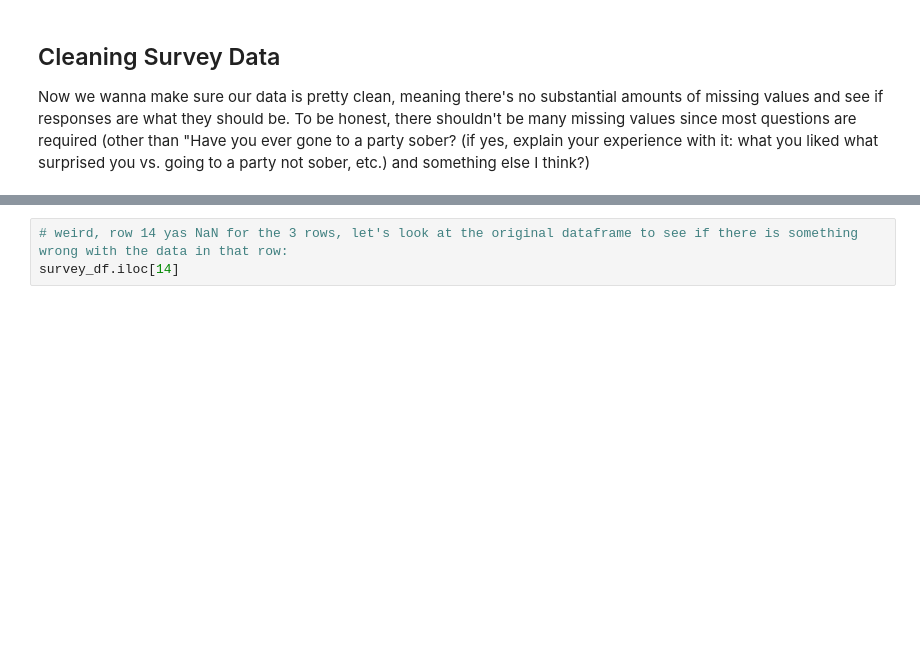
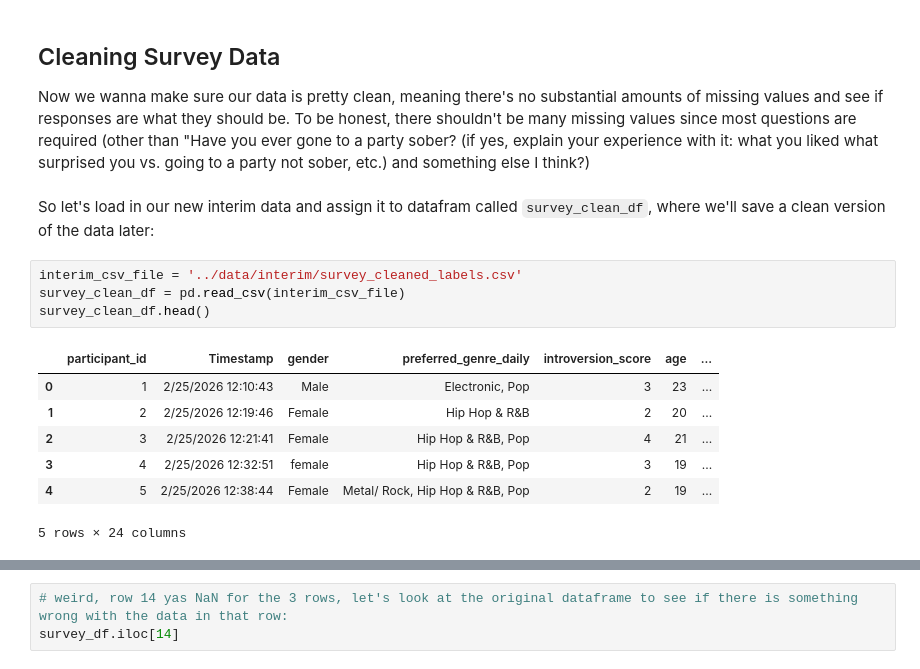
Before and after one commit to aranzahv4/music-motivation-survey-repo, a Jupyter notebook: notebooks/preparing_survey_data.ipynb, the cells around one changed output, grey strips where cells are left out. Cells and saved outputs as stored; diff of their text form; blank space fills up the shorter version.

```diff
--- a/notebooks/preparing_survey_data.ipynb
+++ b/notebooks/preparing_survey_data.ipynb
@@ -194,5 +217,19 @@ We also don't have a participant # column, which would be nice for seeing who sa
 ## Cleaning Survey Data
 
 Now we wanna make sure our data is pretty clean, meaning there's no substantial amounts of missing values and see if responses are what they should be. To be honest, there shouldn't be many missing values since most questions are required (other than "Have you ever gone to a party sober? (if yes, explain your experience with it: what you liked what surprised you vs. going to a party not sober, etc.) and something else I think?)
+# %% [markdown]
+So let's load in our new interim data and assign it to datafram called `survey_clean_df`, where we'll save a clean version of the data later:
+# %%
+interim_csv_file = '../data/interim/survey_cleaned_labels.csv'
+survey_clean_df = pd.read_csv(interim_csv_file)
+survey_clean_df.head()
+# %% [output]
+|  | participant_id | Timestamp | gender | preferred_genre_daily | introversion_score | age | ... |
+| 0 | 1 | 2/25/2026 12:10:43 | Male | Electronic, Pop | 3 | 23 | ... |
+| 1 | 2 | 2/25/2026 12:19:46 | Female | Hip Hop & R&B | 2 | 20 | ... |
+| 2 | 3 | 2/25/2026 12:21:41 | Female | Hip Hop & R&B, Pop | 4 | 21 | ... |
+| 3 | 4 | 2/25/2026 12:32:51 | female | Hip Hop & R&B, Pop | 3 | 19 | ... |
+| 4 | 5 | 2/25/2026 12:38:44 | Female | Metal/ Rock, Hip Hop & R&B, Pop | 2 | 19 | ... |
+5 rows × 24 columns
 # %%
 # checking missing values in each column
```
Also changed, not shown: parts of 7 cells of this notebook, 3 other files.
